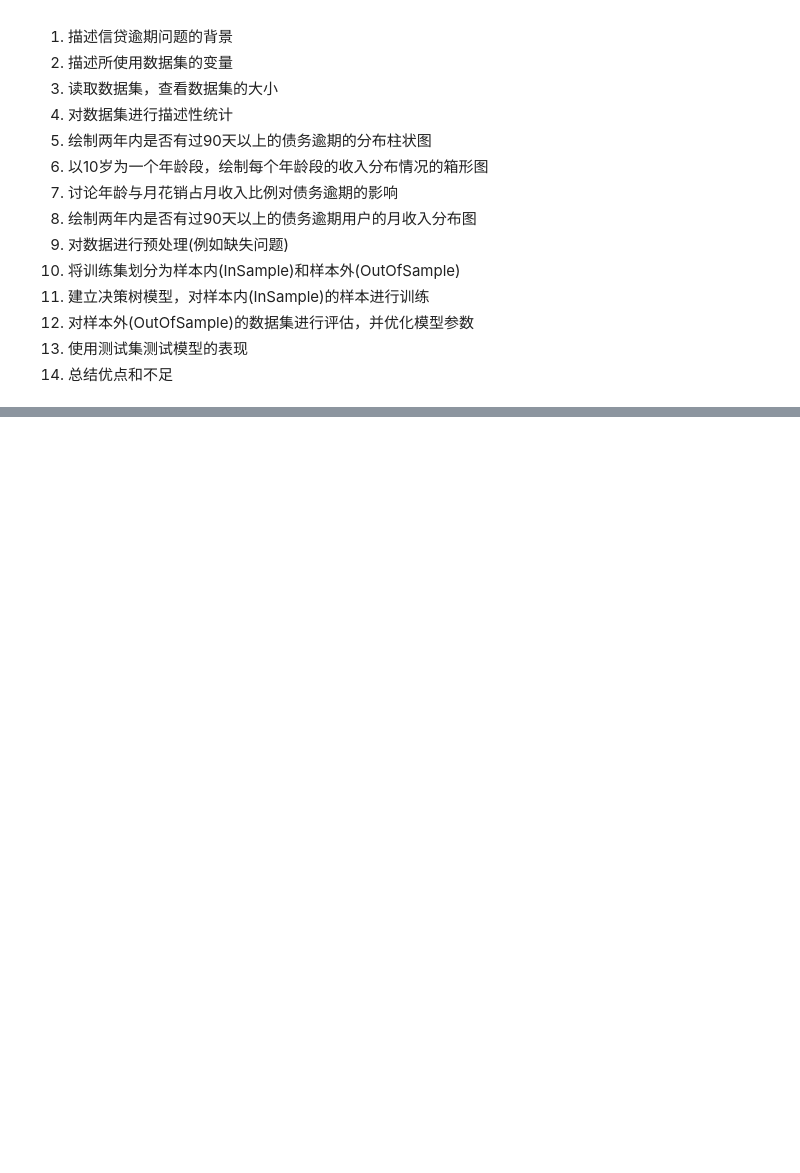
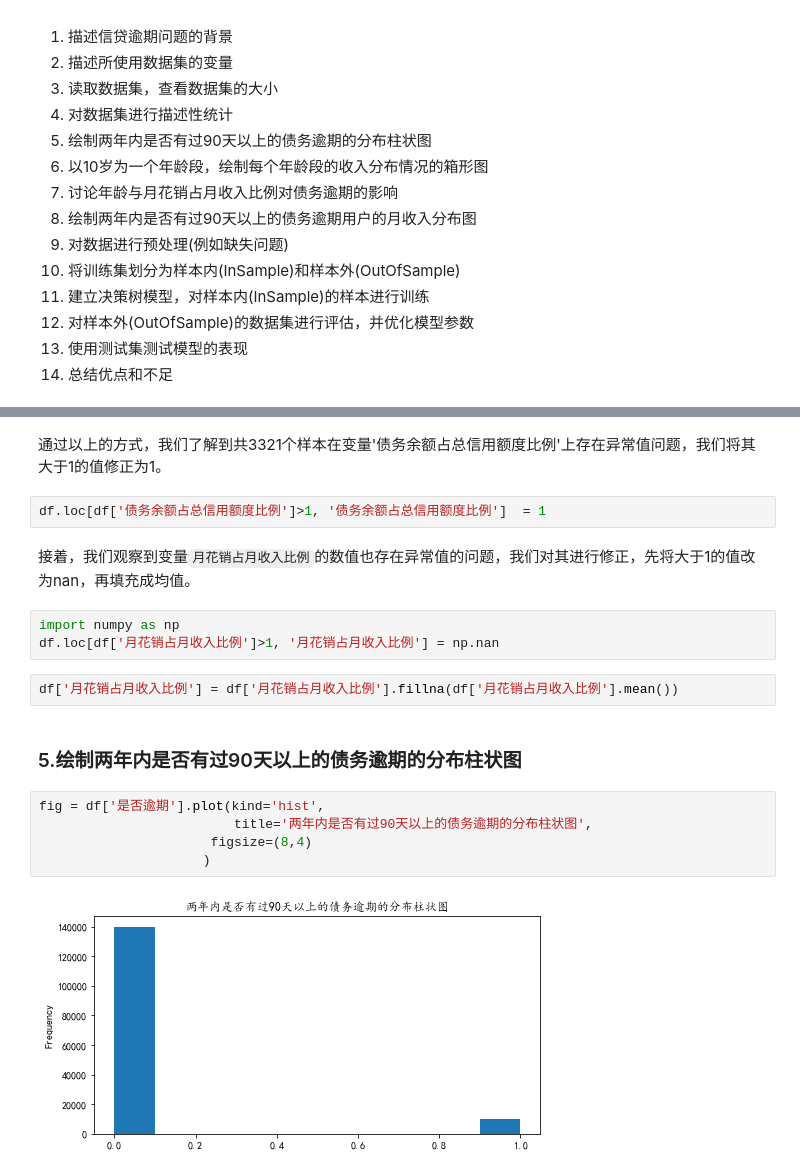
Before and after one commit to xianghancao/Big-Data-in-Finance, a Jupyter notebook: 第8章_决策树分类算法：信贷逾期预测/案例：消费信贷逾期预测.ipynb, the cells around one changed output, grey strips where cells are left out. Drawn from its saved outputs; the diff is of its cells as text; blank space fills up the shorter version.

```diff
--- a/第8章_决策树分类算法：信贷逾期预测/案例：消费信贷逾期预测.ipynb
+++ b/第8章_决策树分类算法：信贷逾期预测/案例：消费信贷逾期预测.ipynb
@@ -67,0 +133,20 @@ credit
+# %% [markdown]
+通过以上的方式，我们了解到共3321个样本在变量'债务余额占总信用额度比例'上存在异常值问题，我们将其大于1的值修正为1。
+# %%
+df.loc[df['债务余额占总信用额度比例']>1, '债务余额占总信用额度比例']  = 1
+# %% [markdown]
+接着，我们观察到变量`月花销占月收入比例`的数值也存在异常值的问题，我们对其进行修正，先将大于1的值改为nan，再填充成均值。
+# %%
+import numpy as np
+df.loc[df['月花销占月收入比例']>1, '月花销占月收入比例'] = np.nan
+# %%
+df['月花销占月收入比例'] = df['月花销占月收入比例'].fillna(df['月花销占月收入比例'].mean())
+# %% [markdown]
+### 5.绘制两年内是否有过90天以上的债务逾期的分布柱状图
+# %%
+fig = df['是否逾期'].plot(kind='hist',
+                         title='两年内是否有过90天以上的债务逾期的分布柱状图',
+                      figsize=(8,4)
+                     )
+# %% [output]
+[figure, added]
```
Also changed, not shown: parts of 37 cells of this notebook, 18 other files.
